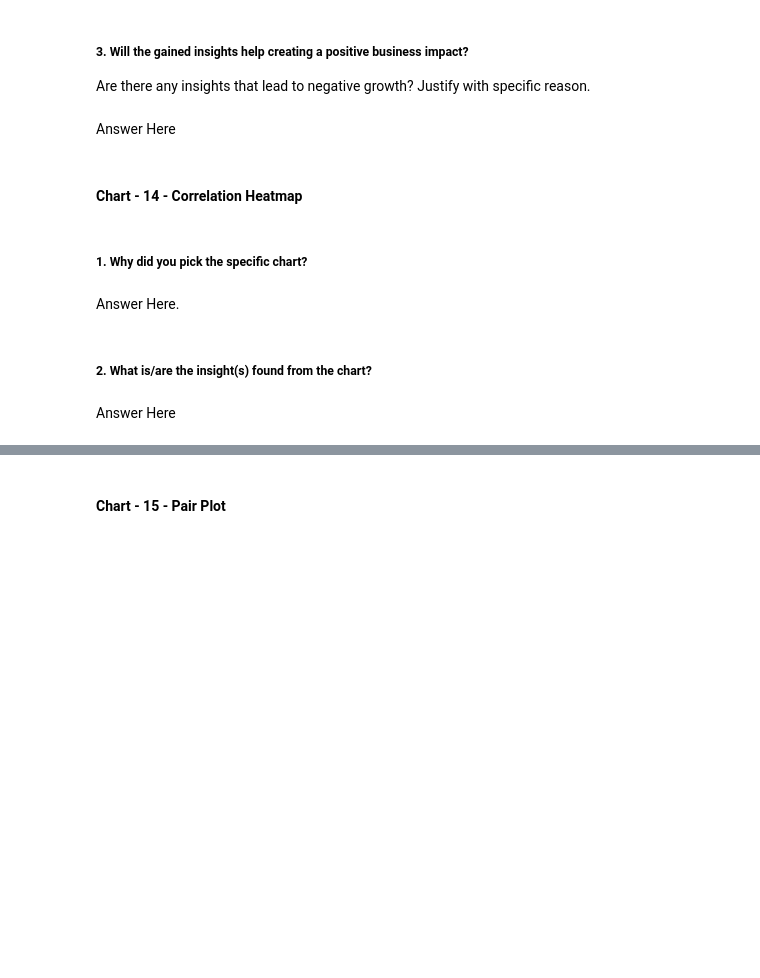
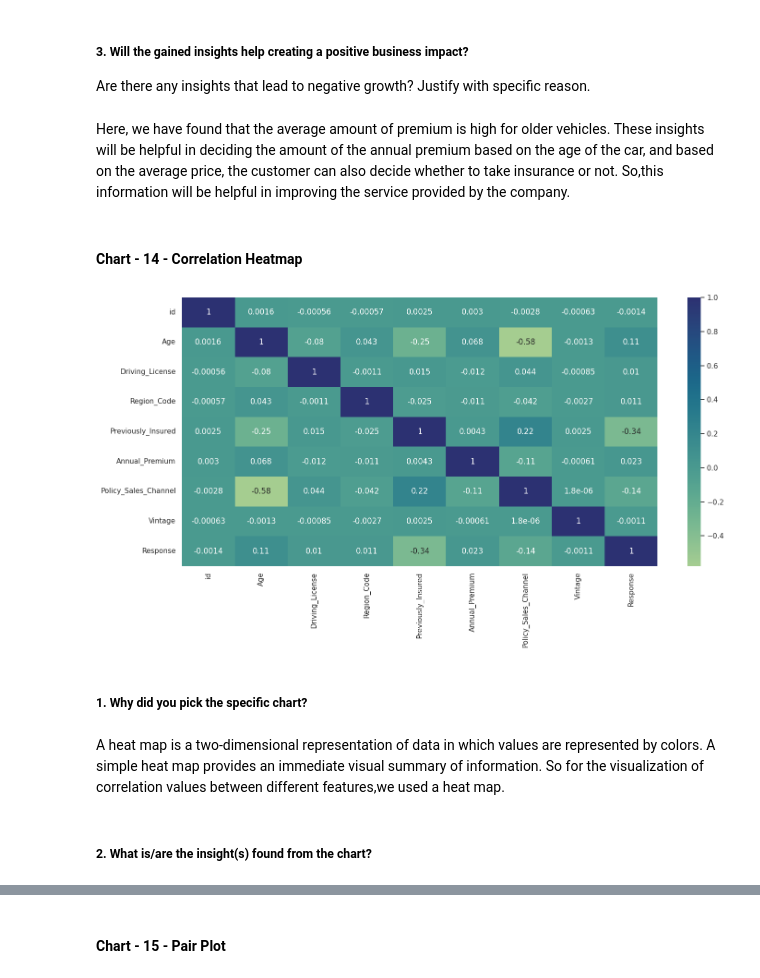
Before and after one commit to abhijain1216/Health-Insurance-Cross-Sell-Prediction-Classification-Project, a Jupyter notebook: Health_Insurance_Cross_Sell_Prediction_Classification_Project.ipynb, the cells around one changed output, grey strips where cells are left out. Saved outputs shown, nothing was run; the diff lists cells and outputs as text; code cells hidden in the pictures; blank space fills up the shorter version.

```diff
--- a/Health_Insurance_Cross_Sell_Prediction_Classification_Project.ipynb
+++ b/Health_Insurance_Cross_Sell_Prediction_Classification_Project.ipynb
@@ -689,7 +709,7 @@ Answer Here
 # %% [markdown]
 ##### 3. Will the gained insights help creating a positive business impact?
 Are there any insights that lead to negative growth? Justify with specific reason.
-# %% [markdown]
-Answer Here
+# %% [markdown]
+Here, we have found that the average amount of premium is high for older vehicles. These insights will be helpful in deciding the amount of the annual premium based on the age of the car, and based on the average price, the customer can also decide whether to take insurance or not. So,this information will be helpful in improving the service provided by the company.
 # %% [markdown]
 #### Chart - 14 - Correlation Heatmap
@@ -698,8 +716,15 @@ Answer Here
+# %%
+# Correlation Heatmap visualization code
+plt.figure(figsize=(15,8))
+correlation = Insurance_df.corr()
+sns.heatmap(correlation,annot=True,cmap ='crest')
+plt.tight_layout()
+plt.show()
+# %% [output]
+[figure, added]
 # %% [markdown]
 ##### 1. Why did you pick the specific chart?
-# %% [markdown]
-Answer Here.
+# %% [markdown]
+A heat map is a two-dimensional representation of data in which values are represented by colors. A simple heat map provides an immediate visual summary of information. So for the visualization of correlation values between different features,we used a heat map.
 # %% [markdown]
 ##### 2. What is/are the insight(s) found from the chart?
-# %% [markdown]
-Answer Here
```
Also changed, not shown: parts of 17 cells of this notebook.
